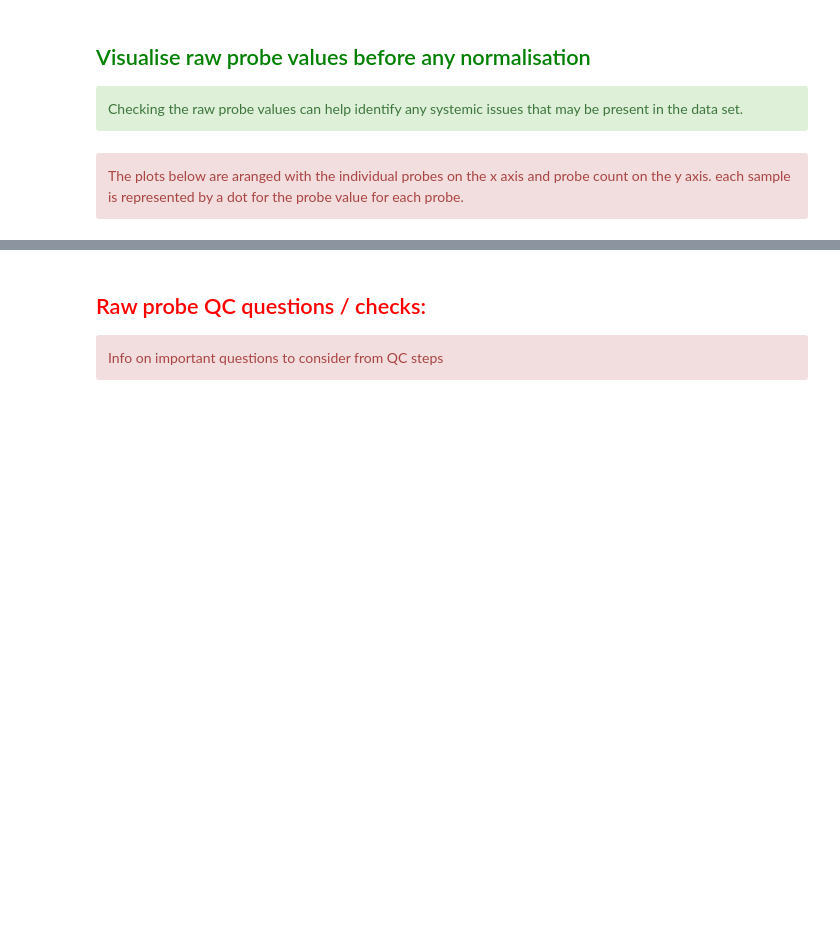
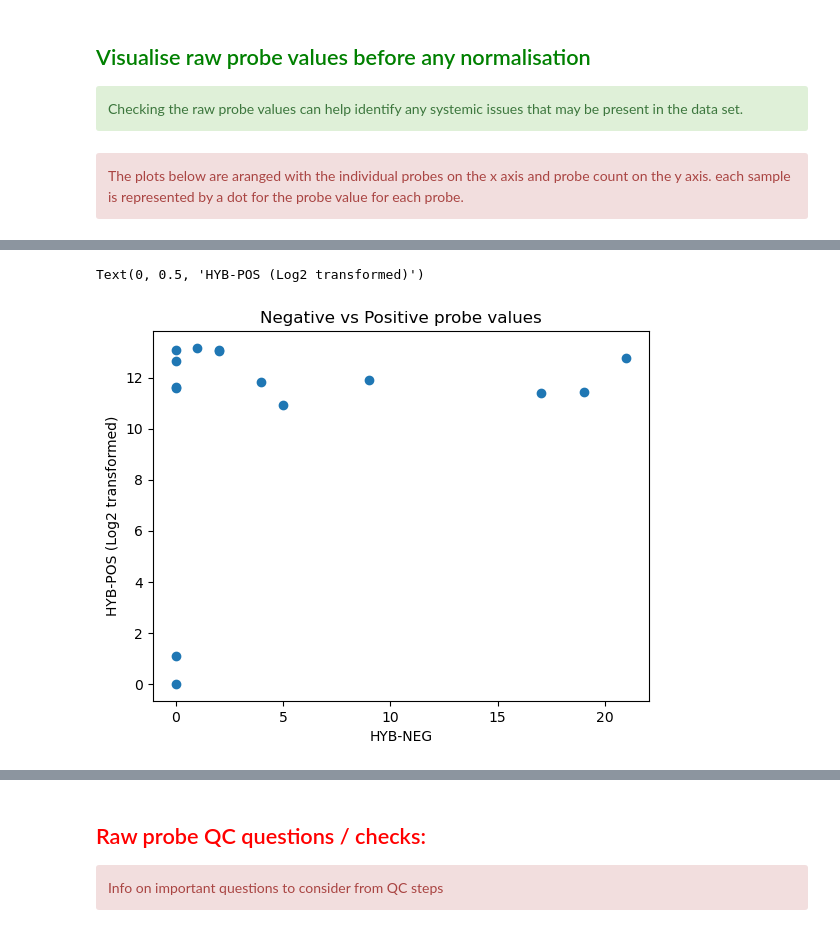
Before and after one commit to kyleupton/DSP_EDA_Protein, a Jupyter notebook: DSP_nCounter_Protein_QC_Git.ipynb, the cells around one changed output, grey strips where cells are left out. Cells and saved outputs as stored; diff of their text form; code cells hidden in the pictures; blank space fills up the shorter version.

```diff
--- a/DSP_nCounter_Protein_QC_Git.ipynb
+++ b/DSP_nCounter_Protein_QC_Git.ipynb
@@ -528,12 +609,15 @@ sampleInfo
 # %%
 # ToDo: Add cmap for a single factor
 
 # Plot of non-log transformed HYB-NEG values vs log transformed HYB-POS values
-plt.scatter(np.exp2(dataLog1External.drop(labels=['mean','probeClass'], axis=1).loc['HYB-NEG'])-1,
-            dataLog1External.drop(labels=['mean','probeClass'], axis=1).loc['HYB-POS'])
+plt.scatter(np.exp2(masterData.dataLog1.drop(labels=['mean','probeClass'], axis=1).loc['HYB-NEG'])-1,
+            masterData.dataLog1.drop(labels=['mean','probeClass'], axis=1).loc['HYB-POS'])
 plt.title('Negative vs Positive probe values')
 plt.xlabel('HYB-NEG')
 plt.ylabel('HYB-POS (Log2 transformed)')
+# %% [output]
+Text(0, 0.5, 'HYB-POS (Log2 transformed)')
+[figure, added]
 # %%
 # ToDo: Add cmap for a single factor
 
```
Also changed, not shown: parts of 28 cells of this notebook, 1 other file.
